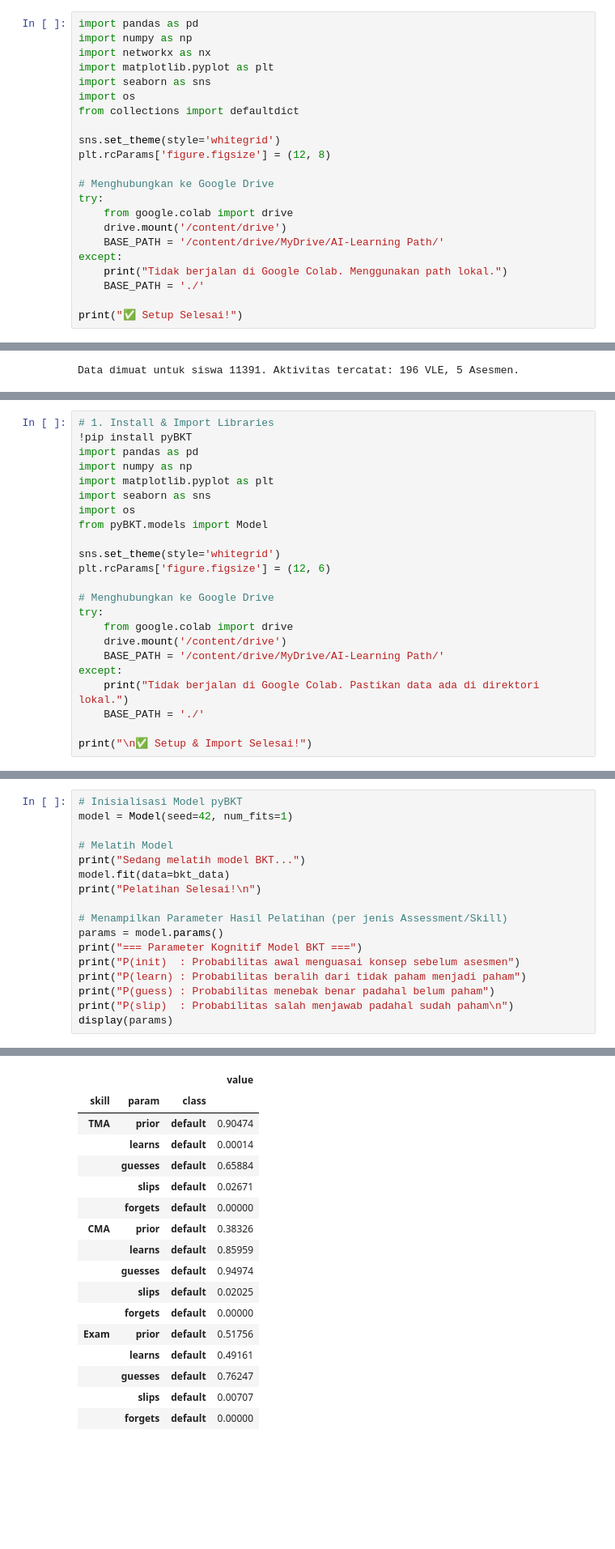
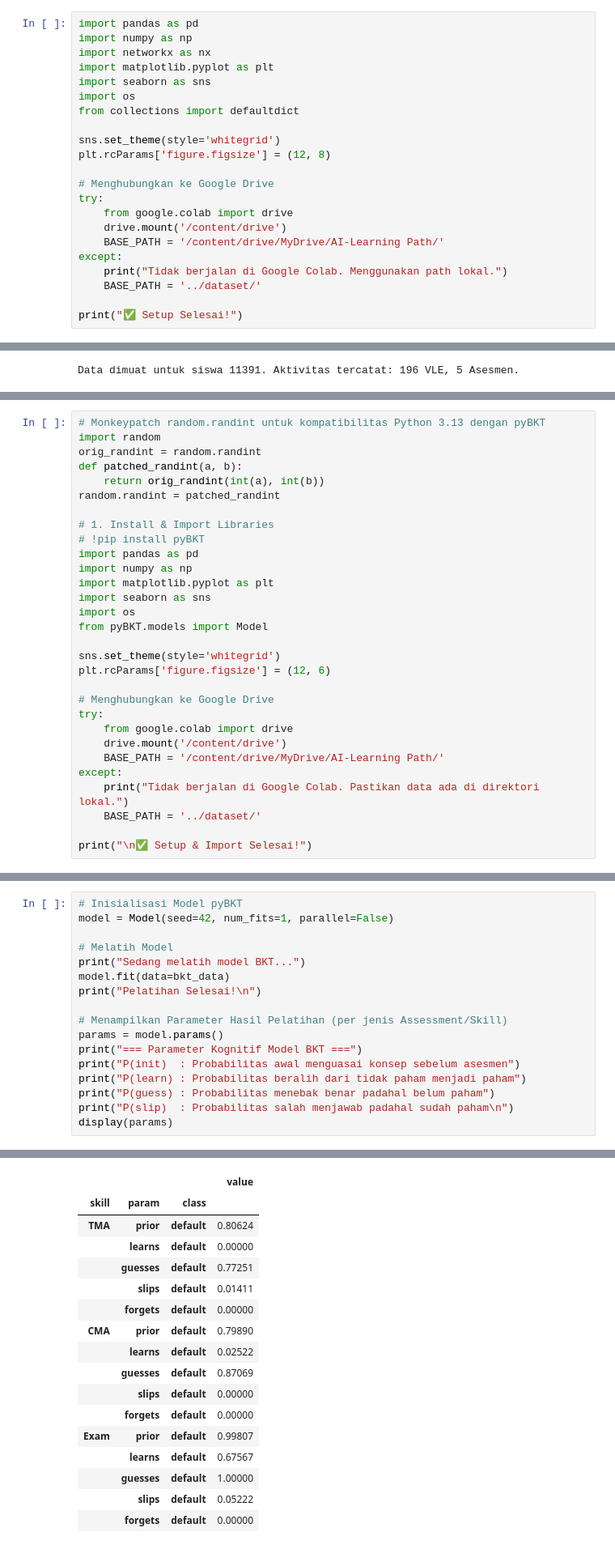
Before and after one commit to danial-computer/AI-LearningPath, a Jupyter notebook: notebook/ai_learningpath.ipynb, the cells around one changed output, grey strips where cells are left out. Shown at 81% size. Cells and saved outputs as stored; diff of their text form; blank space fills up the shorter version.

```diff
--- a/notebook/ai_learningpath.ipynb
+++ b/notebook/ai_learningpath.ipynb
@@ -313,7 +327,7 @@ try:
     BASE_PATH = '/content/drive/MyDrive/AI-Learning Path/'
 except:
     print("Tidak berjalan di Google Colab. Menggunakan path lokal.")
-    BASE_PATH = './'
+    BASE_PATH = '../dataset/'
 
 print("✅ Setup Selesai!")
 # %% [output]
@@ -548,8 +613,15 @@ BKT memodelkan 4 parameter probabilitas utama:
 3. $P(G)$ atau `p_guess`: Probabilitas siswa menjawab benar secara kebetulan/tebakan meskipun belum menguasai materi.
 4. $P(S)$ atau `p_slip`: Probabilitas siswa menjawab salah karena tidak teliti/slip meskipun sebenarnya sudah menguasai materi.
 # %%
+# Monkeypatch random.randint untuk kompatibilitas Python 3.13 dengan pyBKT
+import random
+orig_randint = random.randint
+def patched_randint(a, b):
+    return orig_randint(int(a), int(b))
+random.randint = patched_randint
+
 # 1. Install & Import Libraries
-!pip install pyBKT
+# !pip install pyBKT
 import pandas as pd
 import numpy as np
 import matplotlib.pyplot as plt
@@ -567,7 +639,7 @@ try:
     BASE_PATH = '/content/drive/MyDrive/AI-Learning Path/'
 except:
     print("Tidak berjalan di Google Colab. Pastikan data ada di direktori lokal.")
-    BASE_PATH = './'
+    BASE_PATH = '../dataset/'
 
 print("\n✅ Setup & Import Selesai!")
 # %% [output]
@@ -633,46 +691,46 @@ Wall time: 210 ms
 Menggunakan pustaka `pyBKT`, model dilatih pada data histori interaksi OULAD untuk mengestimasi keempat parameter ($P(L_0), P(T), P(G), P(S)$) secara optimal per materi. Hasil parameter ini akan merepresentasikan karakteristik kesulitan masing-masing materi belajar secara objektif berdasarkan data empiris.
 # %%
 # Inisialisasi Model pyBKT
-model = Model(seed=42, num_fits=1)
+model = Model(seed=42, num_fits=1, parallel=False)
 
 # Melatih Model
 print("Sedang melatih model BKT...")
 model.fit(data=bkt_data)
 print("Pelatihan Selesai!\n")
 
 # Menampilkan Parameter Hasil Pelatihan (per jenis Assessment/Skill)
 params = model.params()
 print("=== Parameter Kognitif Model BKT ===")
 print("P(init)  : Probabilitas awal menguasai konsep sebelum asesmen")
 print("P(learn) : Probabilitas beralih dari tidak paham menjadi paham")
 print("P(guess) : Probabilitas menebak benar padahal belum paham")
 print("P(slip)  : Probabilitas salah menjawab padahal sudah paham\n")
 display(params)
 # %% [output]
 Sedang melatih model BKT...
 Pelatihan Selesai!
 
 === Parameter Kognitif Model BKT ===
 P(init)  : Probabilitas awal menguasai konsep sebelum asesmen
 P(learn) : Probabilitas beralih dari tidak paham menjadi paham
 P(guess) : Probabilitas menebak benar padahal belum paham
 P(slip)  : Probabilitas salah menjawab padahal sudah paham
 |  |  |  | value |
 | skill | param | class |  |
-| TMA | prior | default | 0.90474 |
-|  | learns | default | 0.00014 |
-|  | guesses | default | 0.65884 |
-|  | slips | default | 0.02671 |
+| TMA | prior | default | 0.80624 |
+|  | learns | default | 0.00000 |
+|  | guesses | default | 0.77251 |
+|  | slips | default | 0.01411 |
 |  | forgets | default | 0.00000 |
-| CMA | prior | default | 0.38326 |
-|  | learns | default | 0.85959 |
-|  | guesses | default | 0.94974 |
-|  | slips | default | 0.02025 |
+| CMA | prior | default | 0.79890 |
+|  | learns | default | 0.02522 |
+|  | guesses | default | 0.87069 |
+|  | slips | default | 0.00000 |
 |  | forgets | default | 0.00000 |
-| Exam | prior | default | 0.51756 |
-|  | learns | default | 0.49161 |
-|  | guesses | default | 0.76247 |
-|  | slips | default | 0.00707 |
+| Exam | prior | default | 0.99807 |
+|  | learns | default | 0.67567 |
+|  | guesses | default | 1.00000 |
+|  | slips | default | 0.05222 |
 |  | forgets | default | 0.00000 |
 # %% [markdown]
 ### 3. Evaluasi Performa Model Kognitif (Cross Validation)
```
Also changed, not shown: parts of 13 cells of this notebook, 2 other files.
